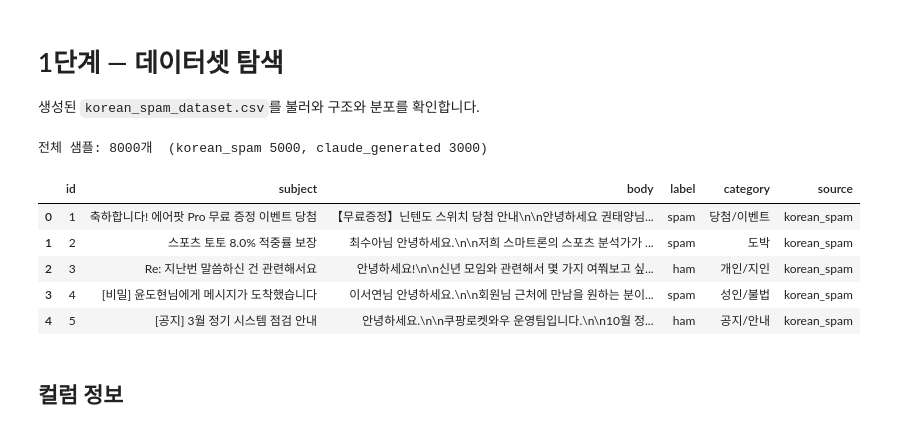
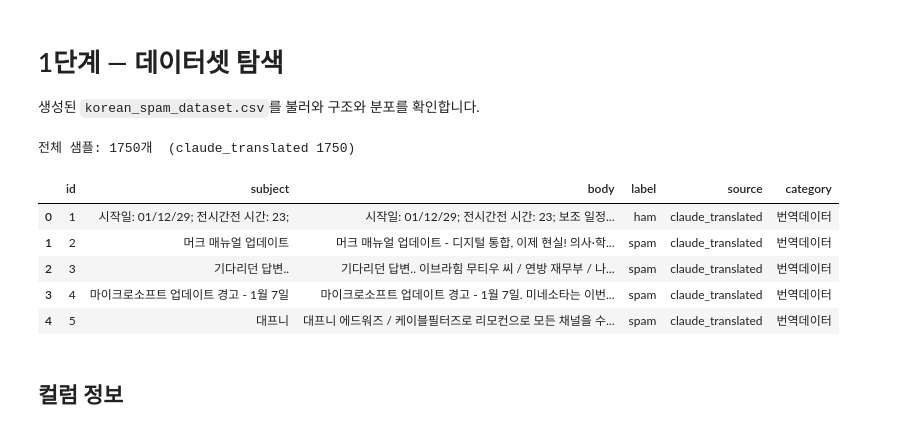
Before and after one commit to 3xnor/IHateThis, a Jupyter notebook: notebooks/01_data_exploration.ipynb, the cells around one changed output. Saved outputs shown, nothing was run; the diff lists cells and outputs as text; code cells hidden in the pictures.

```diff
--- a/notebooks/01_data_exploration.ipynb
+++ b/notebooks/01_data_exploration.ipynb
@@ -5,29 +5,29 @@
 # %%
 import pandas as pd
 import matplotlib.pyplot as plt
 import matplotlib
 matplotlib.rcParams['font.family'] = 'Malgun Gothic'
 matplotlib.rcParams['axes.unicode_minus'] = False
 
-# 두 데이터셋 모두 로드
-df_orig = pd.read_csv('../data/korean_spam_dataset.csv', encoding='utf-8-sig')
-df_orig['source'] = 'korean_spam'
-df_gen  = pd.read_csv('../data/claude_generated_ko.csv', encoding='utf-8-sig')
-df_gen['source'] = 'claude_generated'
+# 세 데이터셋 모두 로드
+
 df_trans = pd.read_csv('../data/translated_en_to_ko.csv', encoding='utf-8-sig')
 df_trans['source'] = 'claude_translated'
+df_trans['category'] = df_trans['category'].fillna('번역데이터') if 'category' in df_trans.columns else '번역데이터'
+if 'category' not in df_trans.columns:
+    df_trans['category'] = '번역데이터'
 
-df = pd.concat([df_orig, df_gen,df_trans], ignore_index=True)
-print(f'전체 샘플: {len(df)}개  (korean_spam {len(df_orig)}, claude_generated {len(df_gen)}, claude_translated {len(df_trans)})')
+df = pd.concat([df_trans], ignore_index=True)
+print(f'전체 샘플: {len(df)}개  (claude_translated {len(df_trans)})')
 df.head()
 # %% [output]
-전체 샘플: 8000개  (korean_spam 5000, claude_generated 3000)
+전체 샘플: 1750개  (claude_translated 1750)
-|  | id | subject | body | label | category | source |
-| 0 | 1 | 축하합니다! 에어팟 Pro 무료 증정 이벤트 당첨 | 【무료증정】닌텐도 스위치 당첨 안내\n\n안녕하세요 권태양님... | spam | 당첨/이벤트 | korean_spam |
-| 1 | 2 | 스포츠 토토 8.0% 적중률 보장 | 최수아님 안녕하세요.\n\n저희 스마트론의 스포츠 분석가가 ... | spam | 도박 | korean_spam |
-| 2 | 3 | Re: 지난번 말씀하신 건 관련해서요 | 안녕하세요!\n\n신년 모임와 관련해서 몇 가지 여쭤보고 싶... | ham | 개인/지인 | korean_spam |
-| 3 | 4 | [비밀] 윤도현님에게 메시지가 도착했습니다 | 이서연님 안녕하세요.\n\n회원님 근처에 만남을 원하는 분이... | spam | 성인/불법 | korean_spam |
-| 4 | 5 | [공지] 3월 정기 시스템 점검 안내 | 안녕하세요.\n\n쿠팡로켓와우 운영팀입니다.\n\n10월 정... | ham | 공지/안내 | korean_spam |
+|  | id | subject | body | label | source | category |
+| 0 | 1 | 시작일: 01/12/29; 전시간전 시간: 23; | 시작일: 01/12/29; 전시간전 시간: 23; 보조 일정... | ham | claude_translated | 번역데이터 |
+| 1 | 2 | 머크 매뉴얼 업데이트 | 머크 매뉴얼 업데이트 - 디지털 통합, 이제 현실! 의사·학... | spam | claude_translated | 번역데이터 |
+| 2 | 3 | 기다리던 답변.. | 기다리던 답변.. 이브라힘 무티우 씨 / 연방 재무부 / 나... | spam | claude_translated | 번역데이터 |
+| 3 | 4 | 마이크로소프트 업데이트 경고 - 1월 7일 | 마이크로소프트 업데이트 경고 - 1월 7일. 미네소타는 이번... | spam | claude_translated | 번역데이터 |
+| 4 | 5 | 대프니 | 대프니 에드워즈 / 케이블필터즈로 리모컨으로 모든 채널을 수... | spam | claude_translated | 번역데이터 |
 # %% [markdown]
 ## 컬럼 정보
 # %%
```
Also changed, not shown: parts of 7 cells of this notebook, 3 other files.
